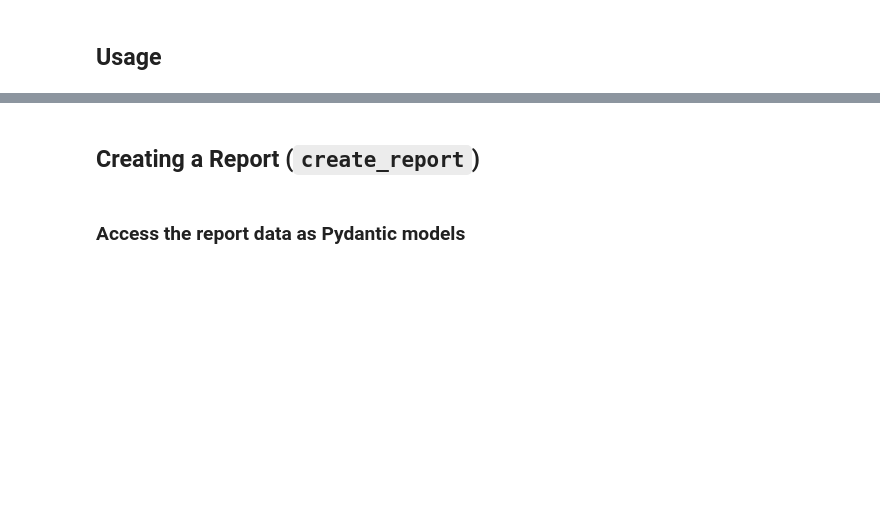
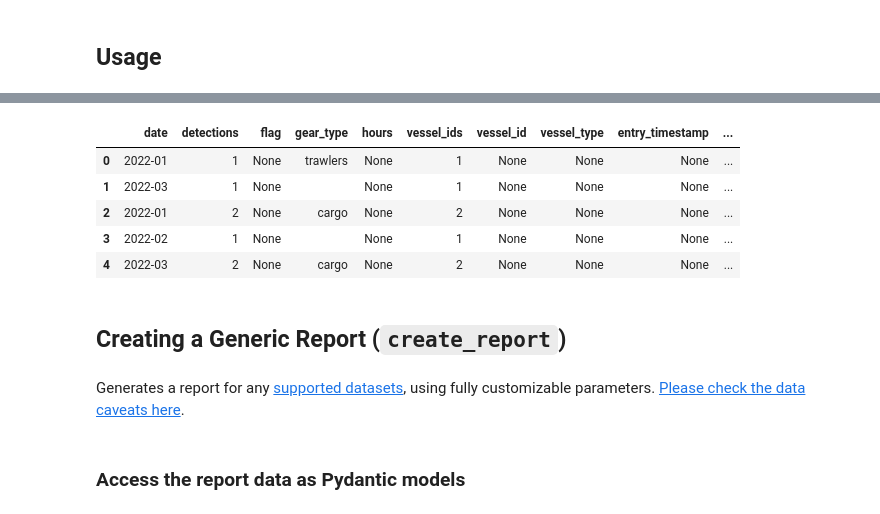
Before and after one commit to GlobalFishingWatch/gfw-api-python-client, a Jupyter notebook: notebooks/usage-guides/4wings-api.ipynb, the cells around one changed output, grey strips where cells are left out. Cells and saved outputs as stored; diff of their text form; code cells hidden in the pictures; blank space fills up the shorter version.

```diff
--- a/notebooks/usage-guides/4wings-api.ipynb
+++ b/notebooks/usage-guides/4wings-api.ipynb
@@ -34,0 +130,12 @@ gfw_client = gfw.Client(
+# %%
+sar_presence_report_result = await gfw_client.fourwings.create_sar_presence_report(
+    spatial_resolution="LOW",
+    temporal_resolution="MONTHLY",
+    group_by="GEARTYPE",
+    start_date="2022-01-01",
+    end_date="2022-05-01",
+    region={
+        "dataset": "public-eez-areas",
+        "id": "5690",
+    },
+)
@@ -35,5 +160,18 @@ gfw_client = gfw.Client(
+# %%
+sar_presence_report_df = sar_presence_report_result.df()
+# %%
+sar_presence_report_df.head()
+# %% [output]
+|  | date | detections | flag | gear_type | hours | vessel_ids | vessel_id | vessel_type | entry_timestamp | ... |
+| 0 | 2022-01 | 1 | None | trawlers | None | 1 | None | None | None | ... |
+| 1 | 2022-03 | 1 | None |  | None | 1 | None | None | None | ... |
+| 2 | 2022-01 | 2 | None | cargo | None | 2 | None | None | None | ... |
+| 3 | 2022-02 | 1 | None |  | None | 1 | None | None | None | ... |
+| 4 | 2022-03 | 2 | None | cargo | None | 2 | None | None | None | ... |
 # %% [markdown]
-## Creating a Report (`create_report`)
+## Creating a Generic Report (`create_report`)
+# %% [markdown]
+Generates a report for any [supported datasets](https://globalfishingwatch.org/our-apis/documentation#supported-datasets), using fully customizable parameters. [Please check the data caveats here](https://globalfishingwatch.org/our-apis/documentation#data-caveat).
 # %%
 report_result = await gfw_client.fourwings.create_report(
     spatial_resolution="LOW",
```
Also changed, not shown: parts of 30 cells of this notebook, 2 other files.
